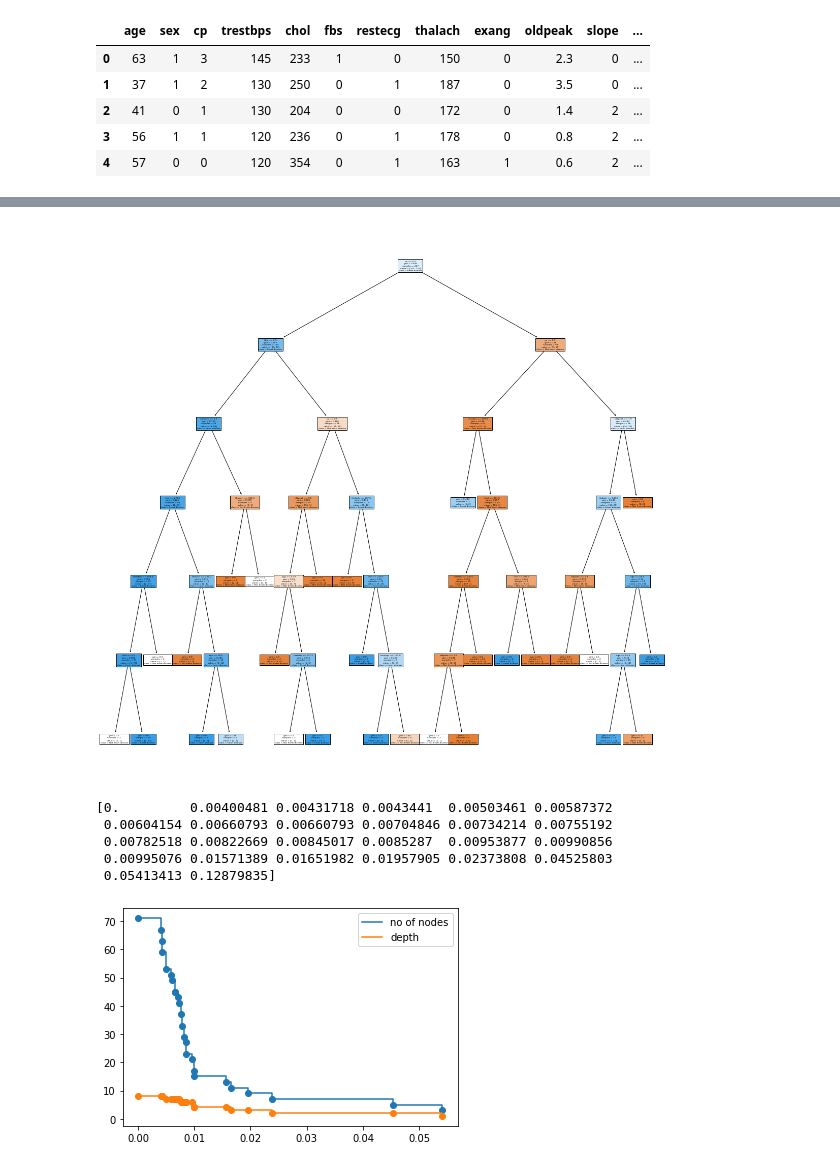
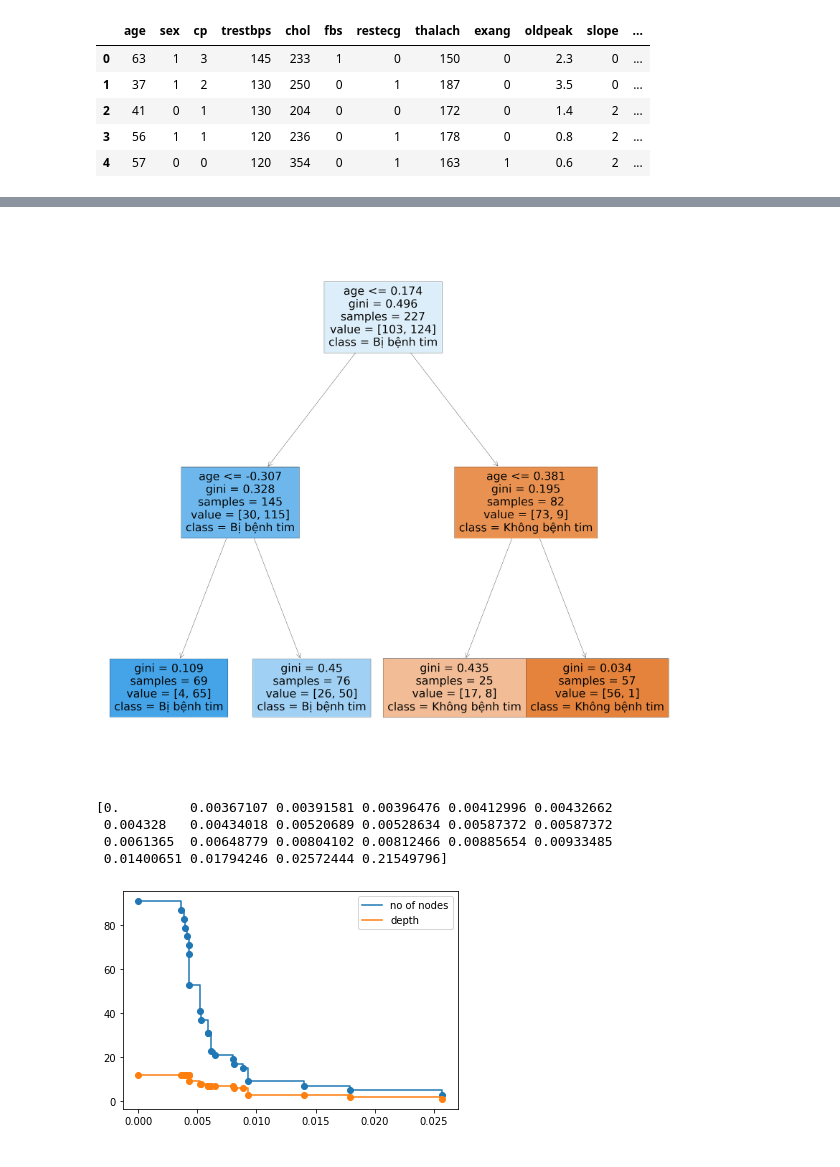
Before and after one commit to 31191024852/Pruning, a Jupyter notebook: DT_Pruning.ipynb, the cells around one changed output, grey strips where cells are left out. Drawn from its saved outputs; the diff is of its cells as text; code cells hidden in the pictures.

```diff
--- a/DT_Pruning.ipynb
+++ b/DT_Pruning.ipynb
@@ -30,0 +25,28 @@ print(y.shape)
+# %%
+X = df.drop(columns=['target'])
+y = df['target']
+print(X.shape)
+print(y.shape)
+
+def pre_processing(X, components):
+    X = np.nan_to_num(X)
+    # Scaling the data so that all the features become comparable
+    scaler = StandardScaler()
+    X_scaled = scaler.fit_transform(X)
+
+    # Normalizing the data so that the data approximately
+    # follows a Gaussian distribution
+    X_normalized = normalize(X_scaled)
+
+    # Converting the numpy array into a pandas DataFrame
+    X_normalized = pd.DataFrame(X_normalized)
+
+    pca = PCA(n_components = components)
+    X_principal = pca.fit_transform(X_normalized)
+    X_principal = pd.DataFrame(X_principal)
+    X_principal.columns = ['P1', 'P2']
+    return(X_principal)
+
+components = 2
+
+X = pre_processing(X, components)
@@ -72,7 +97,7 @@ Test Confusion matrix
 # %%
 params = {'max_depth': [2,4,6,8,10,12],
-         'min_samples_split': [2,3,4],
-         'min_samples_leaf': [1,2]}
+         'min_samples_split': [2,3,4,5],
+         'min_samples_leaf': [1,2,3]}
 
 clf = tree.DecisionTreeClassifier()
 gcv = GridSearchCV(estimator=clf,param_grid=params)
@@ -102,21 +127,20 @@ Test Confusion matrix
 # %%
-plt.figure(figsize=(20,20))
+plt.figure(figsize=(50,50))
 features = df.columns
-classes = ['Not heart disease','heart disease']
+classes = ['Không bệnh tim','Bị bệnh tim']
 tree.plot_tree(model,feature_names=features,class_names=classes,filled=True)
 plt.show()
 # %% [output]
-[figure, old version]
+[figure, new version]
 # %%
 path = clf.cost_complexity_pruning_path(x_train, y_train)
 ccp_alphas, impurities = path.ccp_alphas, path.impurities
 print(ccp_alphas)
 # %% [output]
-[0.         0.00400481 0.00431718 0.0043441  0.00503461 0.00587372
- 0.00604154 0.00660793 0.00660793 0.00704846 0.00734214 0.00755192
- 0.00782518 0.00822669 0.00845017 0.0085287  0.00953877 0.00990856
- 0.00995076 0.01571389 0.01651982 0.01957905 0.02373808 0.04525803
- 0.05413413 0.12879835]
+[0.         0.00367107 0.00391581 0.00396476 0.00412996 0.00432662
+ 0.004328   0.00434018 0.00520689 0.00528634 0.00587372 0.00587372
+ 0.0061365  0.00648779 0.00804102 0.00812466 0.00885654 0.00933485
+ 0.01400651 0.01794246 0.02572444 0.21549796]
 # %%
 # For each alpha we will append our model to a list
 clfs = []
@@ -136,7 +160,7 @@ plt.plot(ccp_alphas,depth,label='depth',drawstyle="steps-post")
 plt.legend()
 plt.show()
 # %% [output]
-[figure, old version]
+[figure, new version]
 # %%
 train_acc = []
 test_acc = []
```
Also changed, not shown: parts of 12 cells of this notebook.
